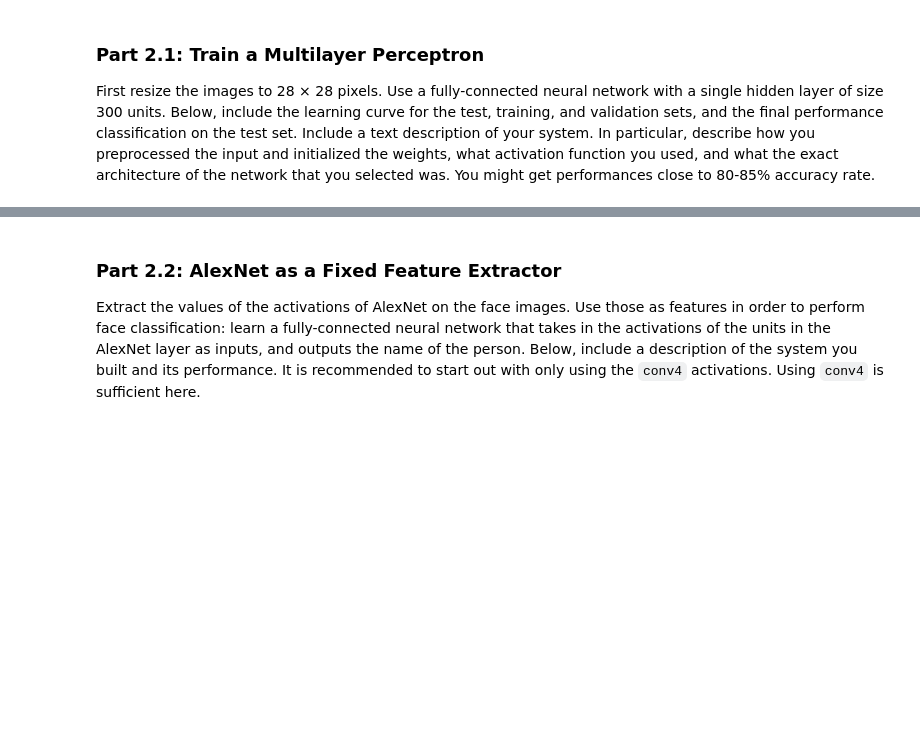
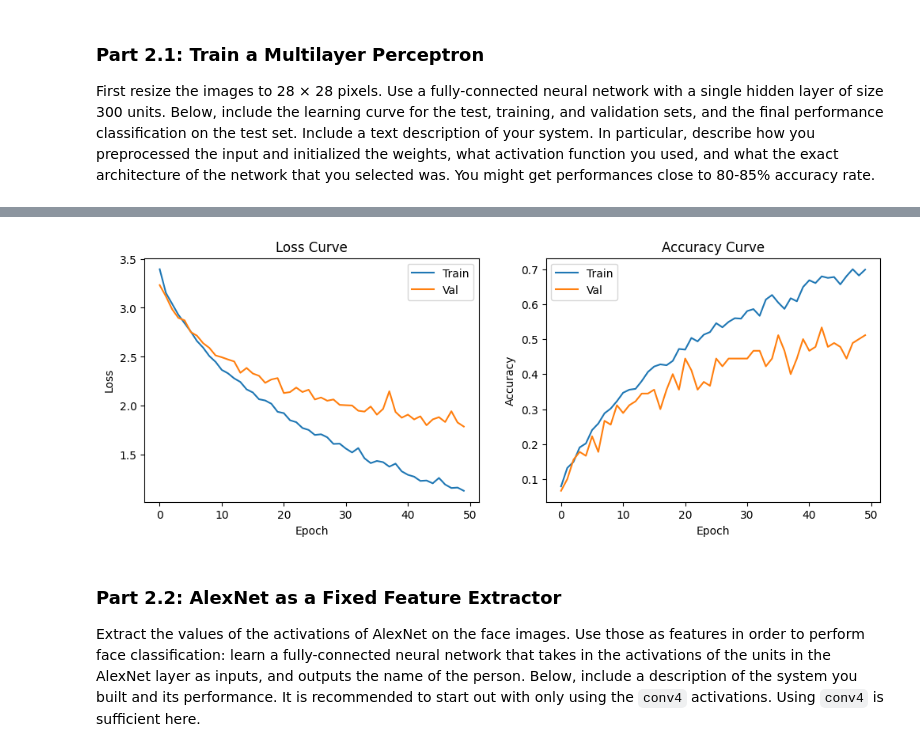
Before and after one commit to Alirzeanoroozi/DL_Assignments, a Jupyter notebook: Assignment 2/anoroozi25_assignment2.ipynb, the cells around one changed output, grey strips where cells are left out. Cells and saved outputs as stored; diff of their text form; code cells hidden in the pictures; blank space fills up the shorter version.

```diff
--- a/Assignment 2/anoroozi25_assignment2.ipynb
+++ b/Assignment 2/anoroozi25_assignment2.ipynb
@@ -438,0 +680,99 @@ Below, include the learning curve for the test, training, and validation sets, a
+# %%
+class MLP(nn.Module):
+    def __init__(self, input_dim, hidden_dim, output_dim):
+        super(MLP, self).__init__()
+        self.fc1 = nn.Linear(input_dim, hidden_dim)
+        self.fc2 = nn.Linear(hidden_dim, output_dim)
+
+    def forward(self, x):
+        x = x.view(x.size(0), -1)
+        x = F.relu(self.fc1(x))
+        x = self.fc2(x)
+        return x
+
+input_dim = 28*28
+hidden_dim = 300
+output_dim = len(np.unique(y_train))
+model = MLP(input_dim, hidden_dim, output_dim)
+# %%
+device = torch.device("cuda" if torch.cuda.is_available() else "cpu")
+model = model.to(device)
+def init_weights_xavier(m):
+    if isinstance(m, nn.Linear):
+        nn.init.xavier_uniform_(m.weight)
+        if m.bias is not None:
+            nn.init.zeros_(m.bias)
+model.apply(init_weights_xavier)
+
+optimizer = torch.optim.Adam(model.parameters(), lr=0.001)
+criterion = nn.CrossEntropyLoss()
+
+def evaluate(model, data_loader):
+    model.eval()
+    total = 0
+    correct = 0
+    loss_sum = 0
+    with torch.no_grad():
+        for images, labels in data_loader:
+            images = images.to(device)
+            labels = labels.to(device)
+            outputs = model(images)
+            loss = criterion(outputs, labels)
+            loss_sum += loss.item() * images.size(0)
+            _, predicted = torch.max(outputs, 1)
+            correct += (predicted == labels).sum().item()
+            total += images.size(0)
+    return loss_sum/total, correct/total
+
+num_epochs = 50
+train_loss_hist = []
+val_loss_hist = []
+train_acc_hist = []
+val_acc_hist = []
+
+for epoch in range(num_epochs):
+    model.train()
+    running_loss = 0
+    running_correct = 0
+    running_total = 0
+    for images, labels in train_loader:
+        images = images.to(device)
+        labels = labels.to(device)
+        optimizer.zero_grad()
+        outputs = model(images)
+        loss = criterion(outputs, labels)
+        loss.backward()
+        optimizer.step()
+        running_loss += loss.item() * images.size(0)
+        _, predicted = torch.max(outputs, 1)
+        running_correct += (predicted == labels).sum().item()
+        running_total += images.size(0)
+    train_loss = running_loss / running_total
+    train_acc = running_correct / running_total
+    val_loss, val_acc = evaluate(model, val_loader)
+    train_loss_hist.append(train_loss)
+    val_loss_hist.append(val_loss)
+    train_acc_hist.append(train_acc)
+    val_acc_hist.append(val_acc)
+    print(f"Epoch {epoch+1}/{num_epochs} | Train Loss: {train_loss:.4f} Acc: {train_acc:.4f} | Val Loss: {val_loss:.4f} Acc: {val_acc:.4f}")
+
+test_loss, test_acc = evaluate(model, test_loader)
+print("\nTest Accuracy: {:.2f}%".format(test_acc*100))
+
+plt.figure(figsize=(12,4))
+plt.subplot(1,2,1)
+plt.plot(train_loss_hist, label='Train')
+plt.plot(val_loss_hist, label='Val')
+plt.title("Loss Curve")
+plt.xlabel("Epoch")
+plt.ylabel("Loss")
+plt.legend()
+plt.subplot(1,2,2)
+plt.plot(train_acc_hist, label='Train')
+plt.plot(val_acc_hist, label='Val')
+plt.title("Accuracy Curve")
+plt.xlabel("Epoch")
+plt.ylabel("Accuracy")
+plt.legend()
+plt.show()
+# %% [output]
@@ -439,3 +796,4 @@ Below, include the learning curve for the test, training, and validation sets, a
+[figure, added]
 # %% [markdown]
 ### Part 2.2: AlexNet as a Fixed Feature Extractor
 Extract the values of the activations of AlexNet on the face images. Use those as features in order to perform face classification: learn a fully-connected neural network that takes in the activations of the units in the AlexNet layer as inputs, and outputs the name of the person. Below, include a description of the system you built and its performance. It is recommended to start out with only using the `conv4` activations. Using `conv4` is sufficient here.
```
Also changed, not shown: parts of 19 cells of this notebook, 7 other files.
